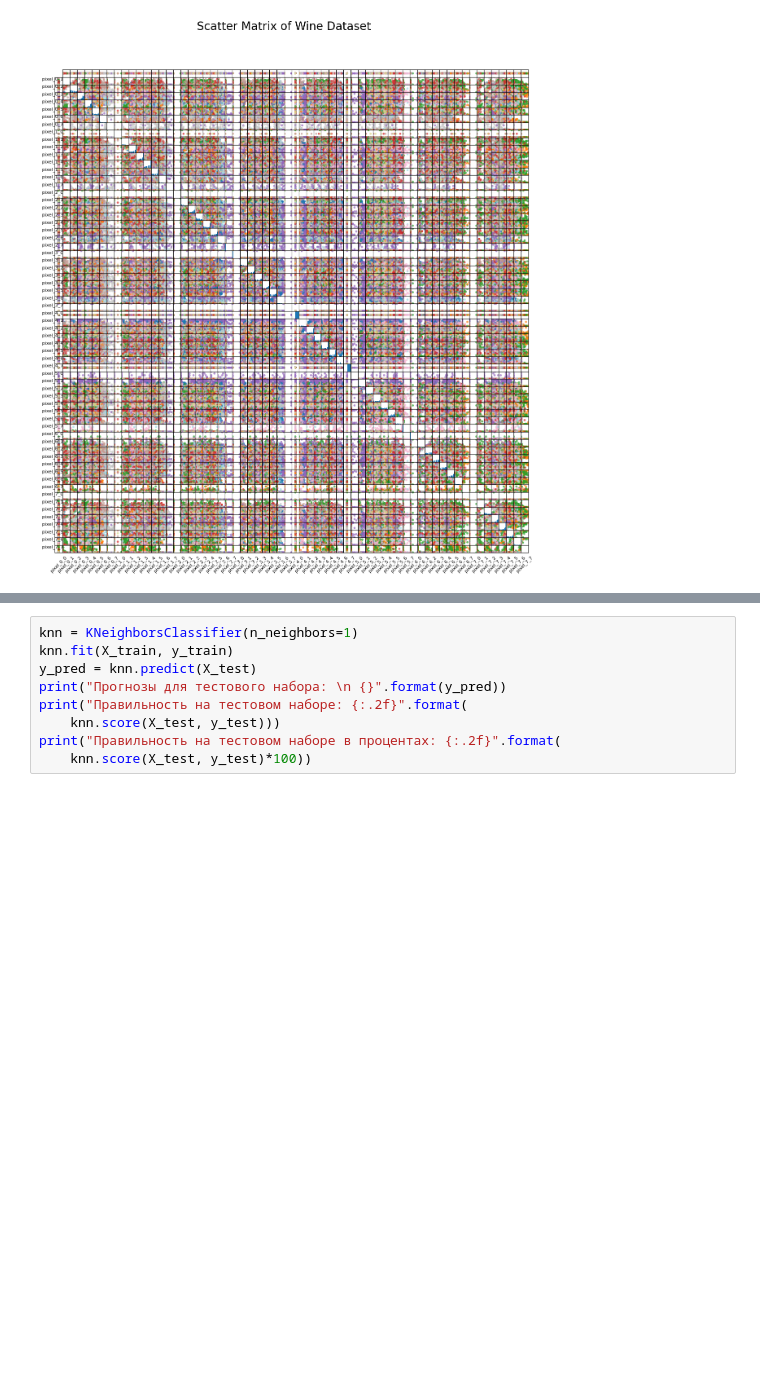
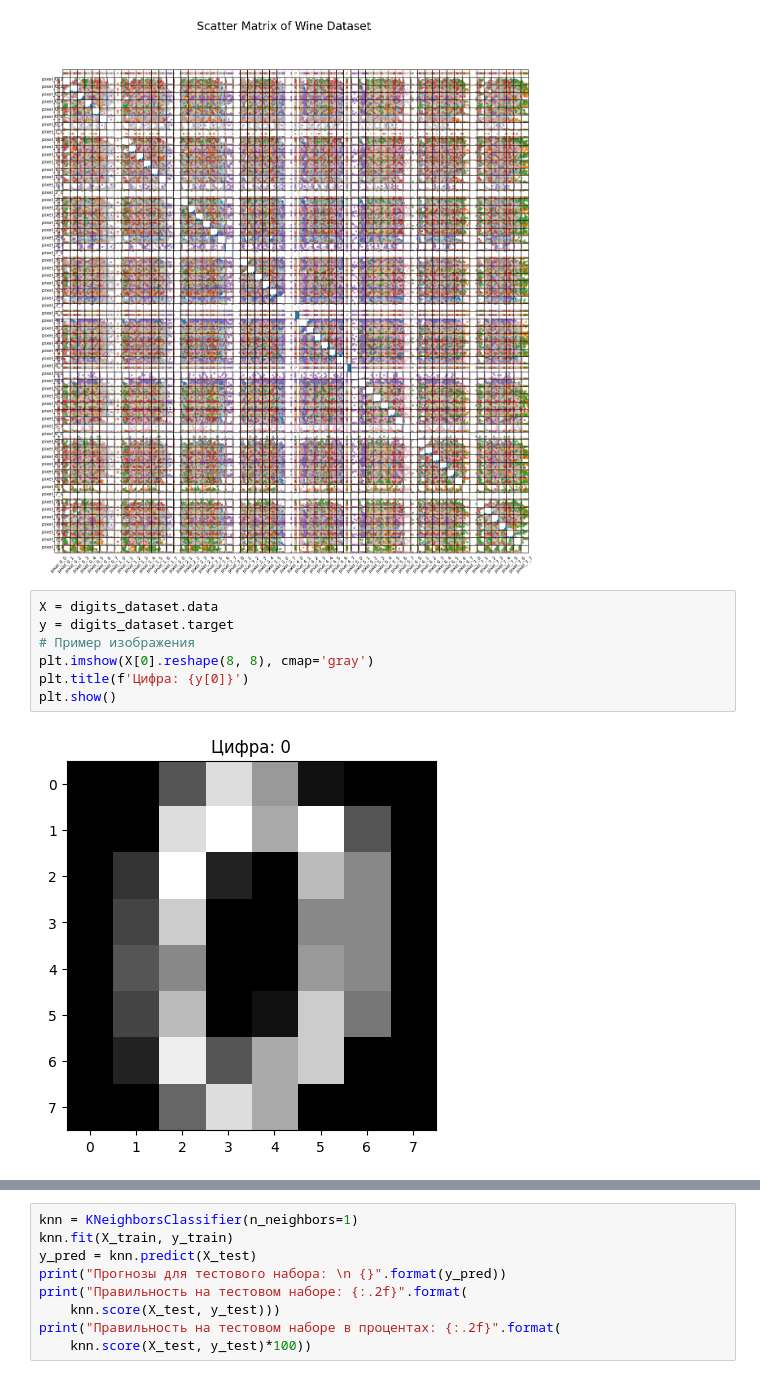
Before and after one commit to azima2304/big_data_laba4, a Jupyter notebook: digits_dataset.ipynb, the cells around one changed output, grey strips where cells are left out. Cells and saved outputs as stored; diff of their text form; blank space fills up the shorter version.

```diff
--- a/digits_dataset.ipynb
+++ b/digits_dataset.ipynb
@@ -95,3 +107,12 @@ plt.show()
 posx and posy should be finite values
 posx and posy should be finite values
 [figure]
+# %%
+X = digits_dataset.data
+y = digits_dataset.target
+# Пример изображения
+plt.imshow(X[0].reshape(8, 8), cmap='gray')
+plt.title(f'Цифра: {y[0]}')
+plt.show()
+# %% [output]
+[figure, added]
```
Also changed, not shown: parts of 5 cells of this notebook, 3 other files.
